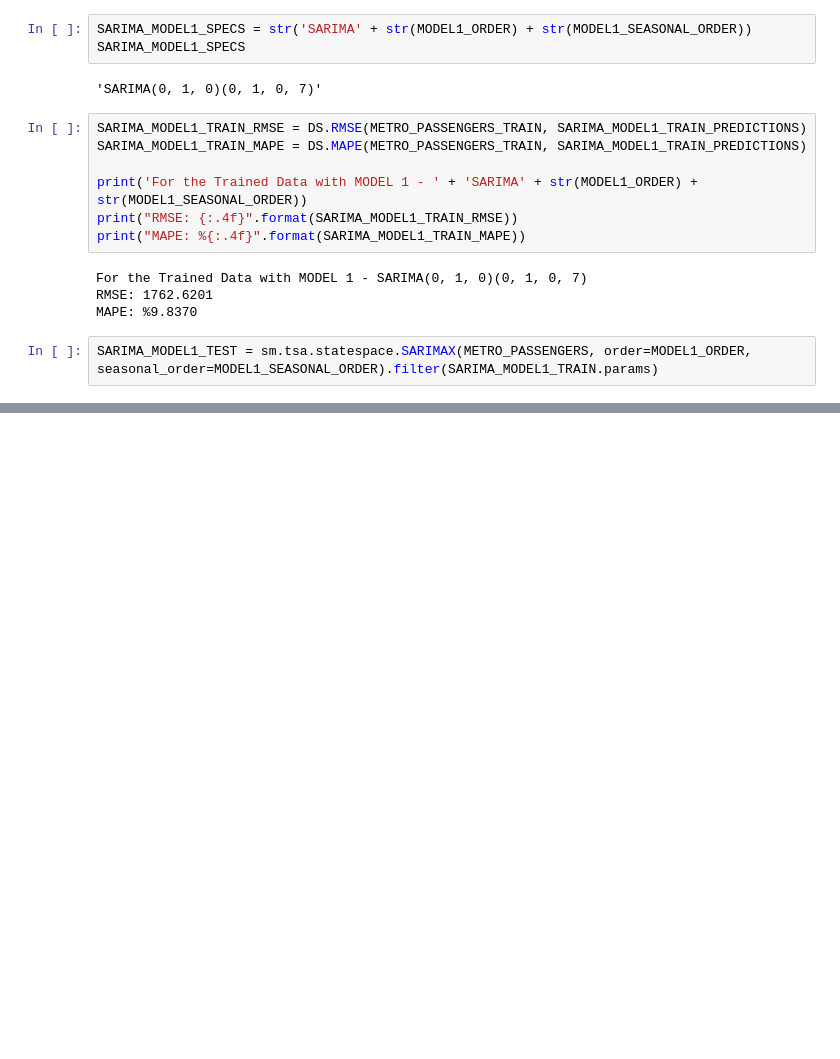
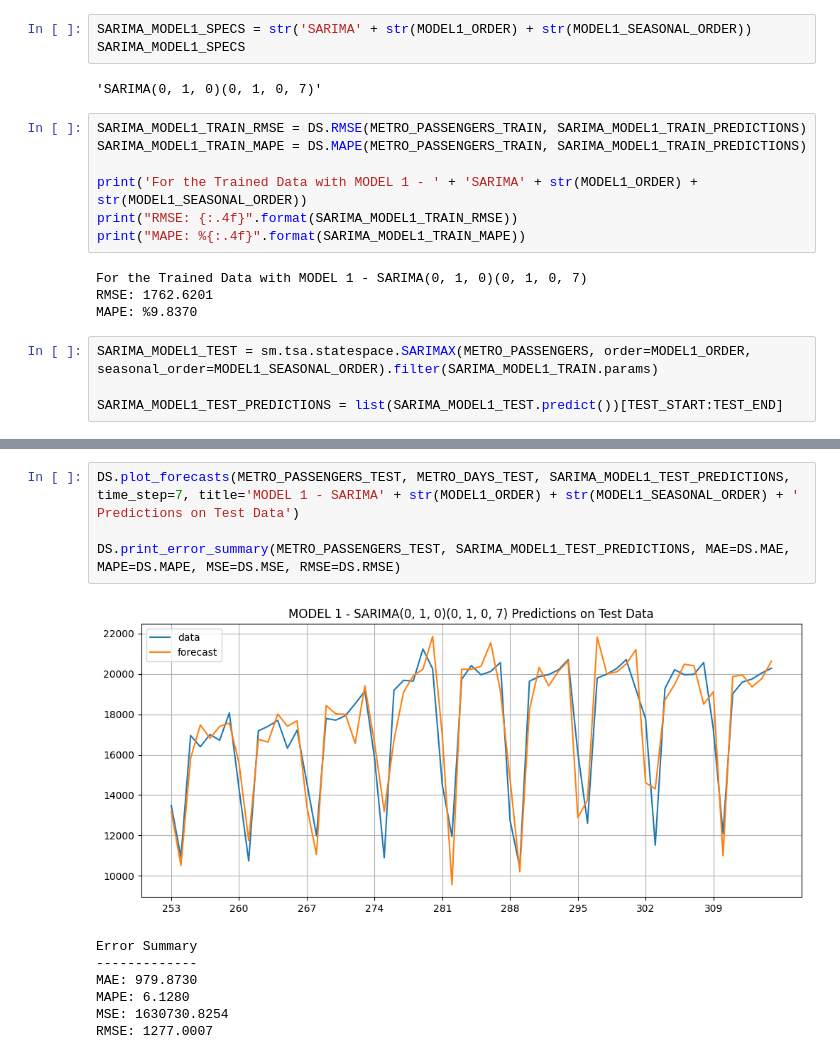
Before and after one commit to boraaktas/INDR-422-522, a Jupyter notebook: Homeworks/HW2/INDR522_HW2_Q2.ipynb, the cells around one changed output, grey strips where cells are left out. Saved outputs shown, nothing was run; the diff lists cells and outputs as text; blank space fills up the shorter version.

```diff
--- a/Homeworks/HW2/INDR522_HW2_Q2.ipynb
+++ b/Homeworks/HW2/INDR522_HW2_Q2.ipynb
@@ -235,3 +231,5 @@ RMSE: 1762.6201
 MAPE: %9.8370
 # %%
 SARIMA_MODEL1_TEST = sm.tsa.statespace.SARIMAX(METRO_PASSENGERS, order=MODEL1_ORDER, seasonal_order=MODEL1_SEASONAL_ORDER).filter(SARIMA_MODEL1_TRAIN.params)
+
+SARIMA_MODEL1_TEST_PREDICTIONS = list(SARIMA_MODEL1_TEST.predict())[TEST_START:TEST_END]
@@ -237,0 +247,12 @@ SARIMA_MODEL1_TEST = sm.tsa.statespace.SARIMAX(METRO_PASSENGERS, order=MODEL1_OR
+# %%
+DS.plot_forecasts(METRO_PASSENGERS_TEST, METRO_DAYS_TEST, SARIMA_MODEL1_TEST_PREDICTIONS, time_step=7, title='MODEL 1 - SARIMA' + str(MODEL1_ORDER) + str(MODEL1_SEASONAL_ORDER) + ' Predictions on Test Data')
+
+DS.print_error_summary(METRO_PASSENGERS_TEST, SARIMA_MODEL1_TEST_PREDICTIONS, MAE=DS.MAE, MAPE=DS.MAPE, MSE=DS.MSE, RMSE=DS.RMSE)
+# %% [output]
+[figure, added]
+Error Summary
+-------------
+MAE: 979.8730
+MAPE: 6.1280
+MSE: 1630730.8254
+RMSE: 1277.0007
```
Also changed, not shown: parts of 13 cells of this notebook, 3 other files.
